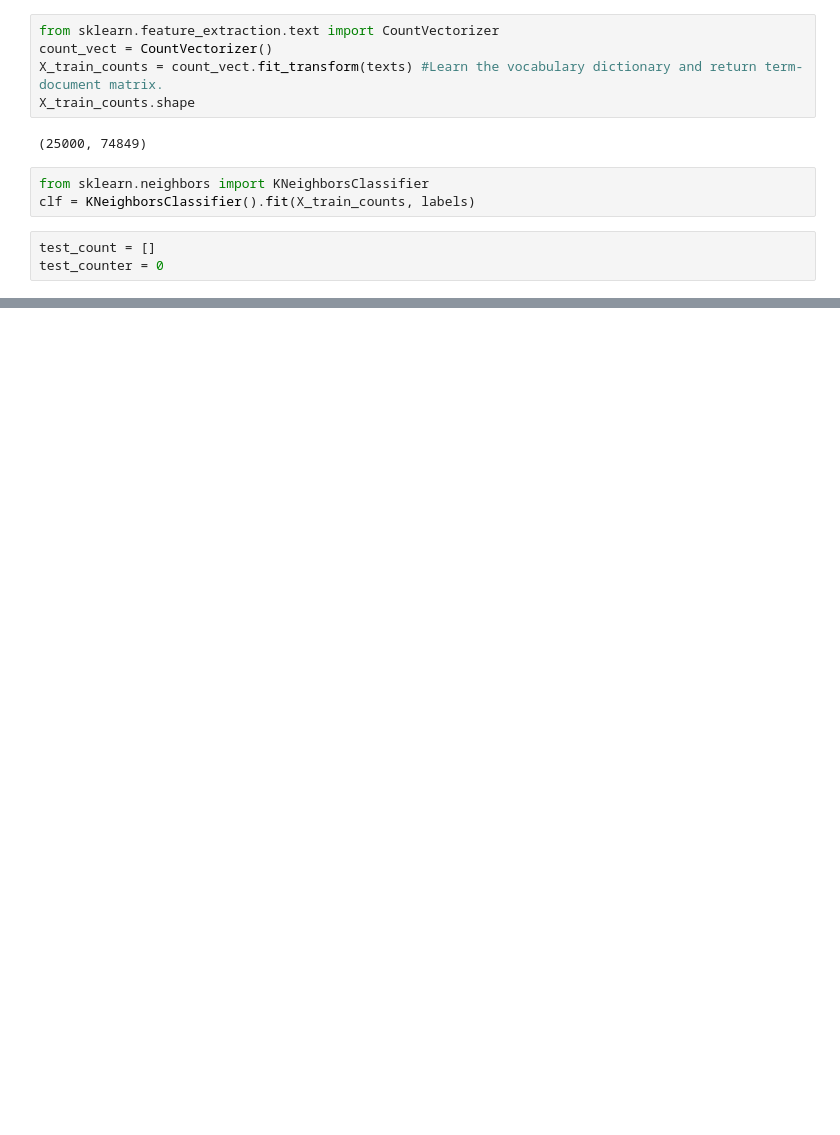
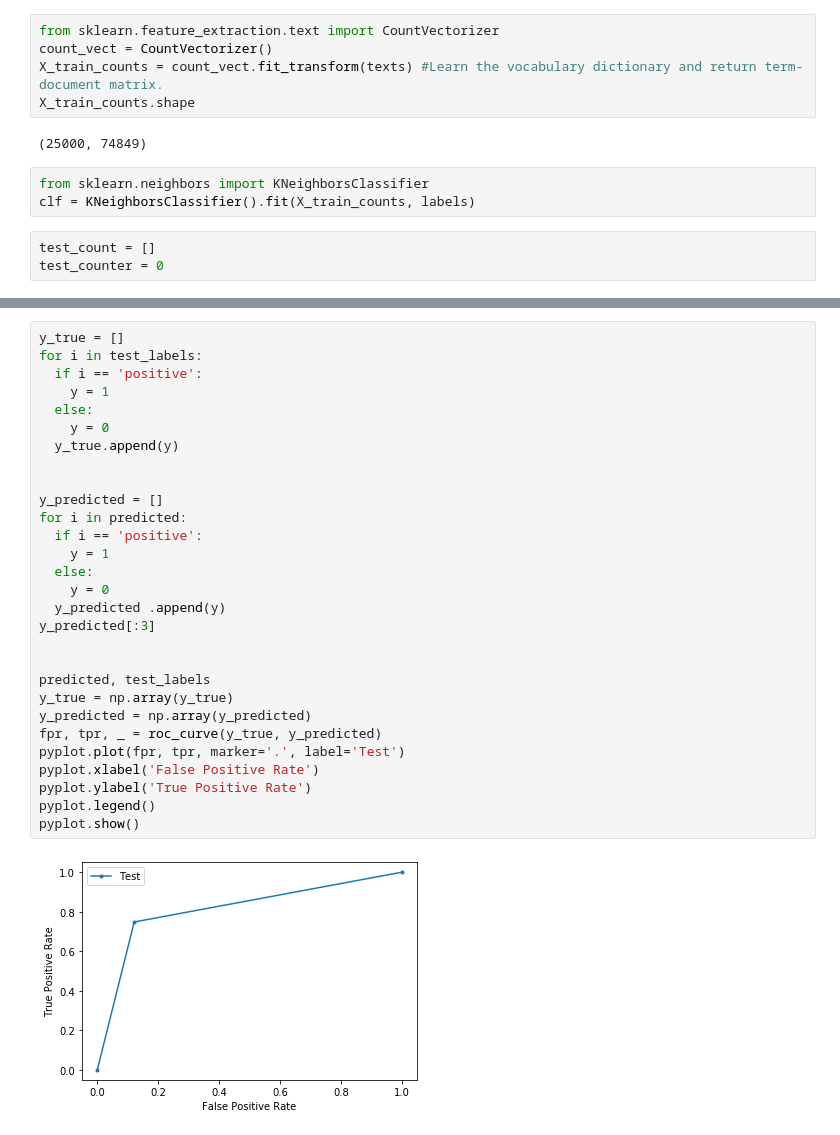
Before and after one commit to DmitryKutsev/ml_hw, a Jupyter notebook: hw2.ipynb, the cells around one changed output, grey strips where cells are left out. Drawn from its saved outputs; the diff is of its cells as text; blank space fills up the shorter version.

```diff
--- a/hw2.ipynb
+++ b/hw2.ipynb
@@ -208,0 +245,31 @@ ValueError: ignored
+# %%
+y_true = []
+for i in test_labels:
+  if i == 'positive':
+    y = 1
+  else:
+    y = 0
+  y_true.append(y)
+
+
+y_predicted = []
+for i in predicted:
+  if i == 'positive':
+    y = 1
+  else:
+    y = 0
+  y_predicted .append(y)
+y_predicted[:3]
+
+
+predicted, test_labels
+y_true = np.array(y_true)
+y_predicted = np.array(y_predicted)
+fpr, tpr, _ = roc_curve(y_true, y_predicted)
+pyplot.plot(fpr, tpr, marker='.', label='Test')
+pyplot.xlabel('False Positive Rate')
+pyplot.ylabel('True Positive Rate')
+pyplot.legend()
+pyplot.show()
+# %% [output]
+[figure, added]
```
Also changed, not shown: parts of 35 cells of this notebook.
